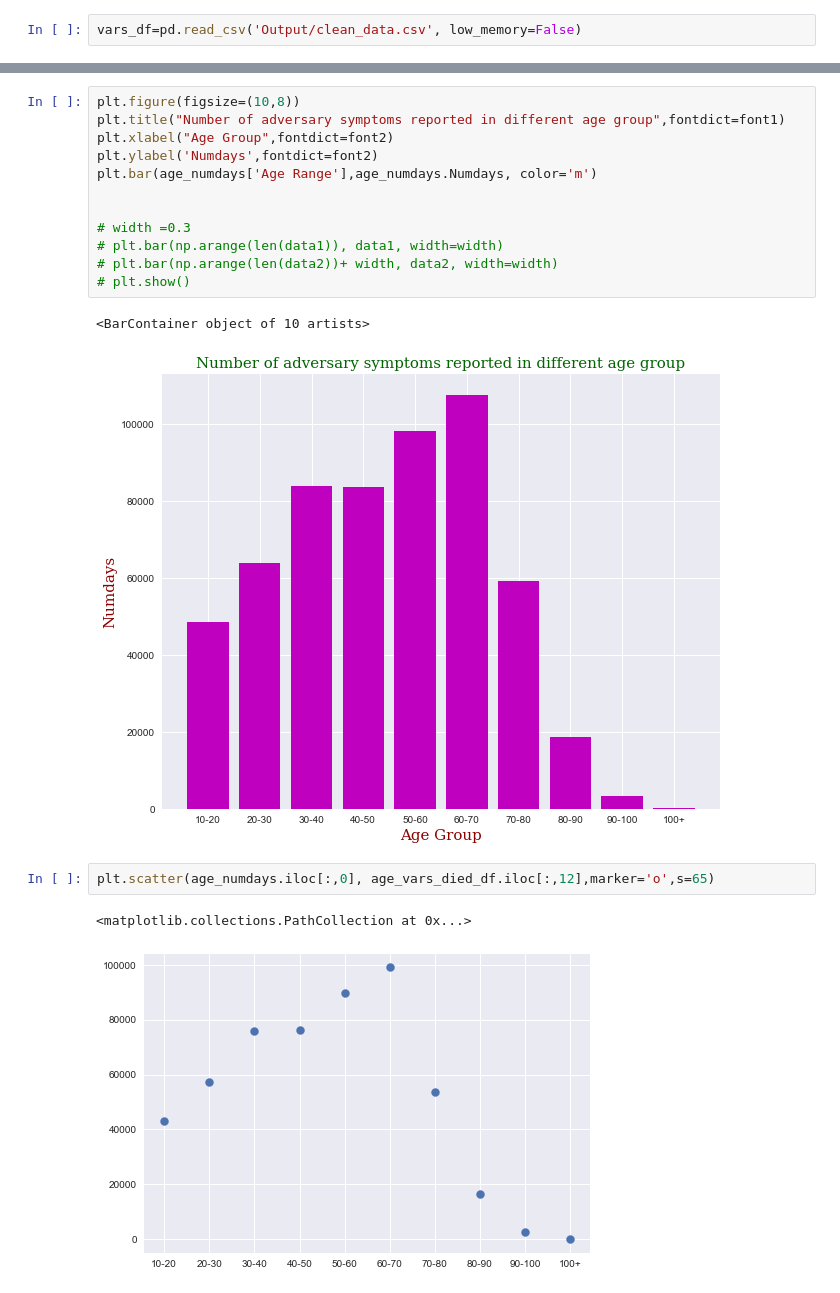
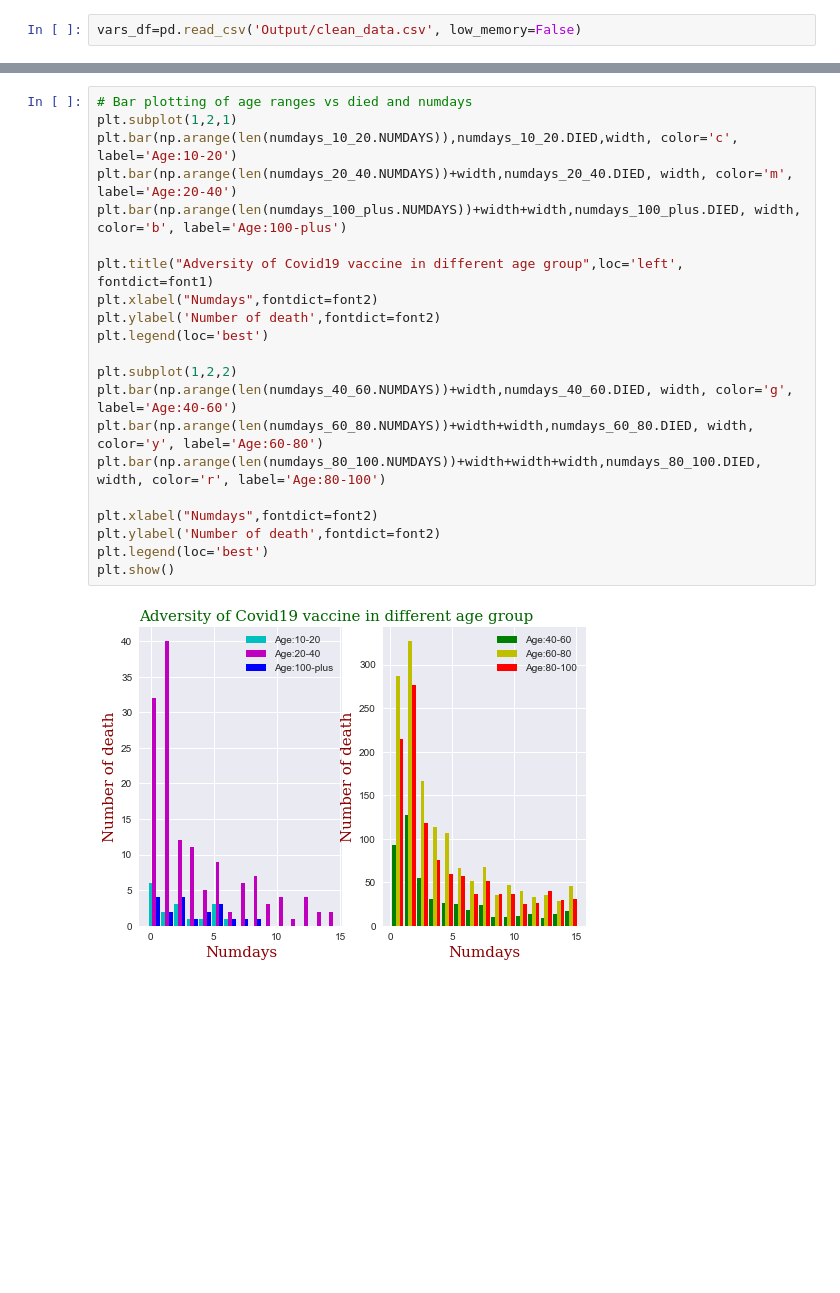
Before and after one commit to sophiastewart202/Project-1, a Jupyter notebook: died_numdays.ipynb, the cells around one changed output, grey strips where cells are left out. Saved outputs shown, nothing was run; the diff lists cells and outputs as text; blank space fills up the shorter version.

```diff
--- a/died_numdays.ipynb
+++ b/died_numdays.ipynb
@@ -95,20 +168,23 @@ plt.bar(age_numdays['Age Range'],age_numdays.Died, color='c')
-# %%
-plt.figure(figsize=(10,8))
-plt.title("Number of adversary symptoms reported in different age group",fontdict=font1)
-plt.xlabel("Age Group",fontdict=font2)
-plt.ylabel('Numdays',fontdict=font2)
-plt.bar(age_numdays['Age Range'],age_numdays.Numdays, color='m')
-
-
-# width =0.3
-# plt.bar(np.arange(len(data1)), data1, width=width)
-# plt.bar(np.arange(len(data2))+ width, data2, width=width)
-# plt.show()
-# %% [output]
-<BarContainer object of 10 artists>
-[figure, removed]
-# %%
-plt.scatter(age_numdays.iloc[:,0], age_vars_died_df.iloc[:,12],marker='o',s=65)
-# %% [output]
-<matplotlib.collections.PathCollection at 0x...>
-[figure, removed]
+# %%
+# Bar plotting of age ranges vs died and numdays
+plt.subplot(1,2,1)
+plt.bar(np.arange(len(numdays_10_20.NUMDAYS)),numdays_10_20.DIED,width, color='c', label='Age:10-20')
+plt.bar(np.arange(len(numdays_20_40.NUMDAYS))+width,numdays_20_40.DIED, width, color='m', label='Age:20-40')
+plt.bar(np.arange(len(numdays_100_plus.NUMDAYS))+width+width,numdays_100_plus.DIED, width, color='b', label='Age:100-plus')
+
+plt.title("Adversity of Covid19 vaccine in different age group",loc='left', fontdict=font1)
+plt.xlabel("Numdays",fontdict=font2)
+plt.ylabel('Number of death',fontdict=font2)
+plt.legend(loc='best')
+
+plt.subplot(1,2,2)
+plt.bar(np.arange(len(numdays_40_60.NUMDAYS))+width,numdays_40_60.DIED, width, color='g', label='Age:40-60')
+plt.bar(np.arange(len(numdays_60_80.NUMDAYS))+width+width,numdays_60_80.DIED, width, color='y', label='Age:60-80')
+plt.bar(np.arange(len(numdays_80_100.NUMDAYS))+width+width+width,numdays_80_100.DIED, width, color='r', label='Age:80-100')
+
+plt.xlabel("Numdays",fontdict=font2)
+plt.ylabel('Number of death',fontdict=font2)
+plt.legend(loc='best')
+plt.show()
+# %% [output]
+[figure, added]
```
Also changed, not shown: parts of 18 cells of this notebook.
